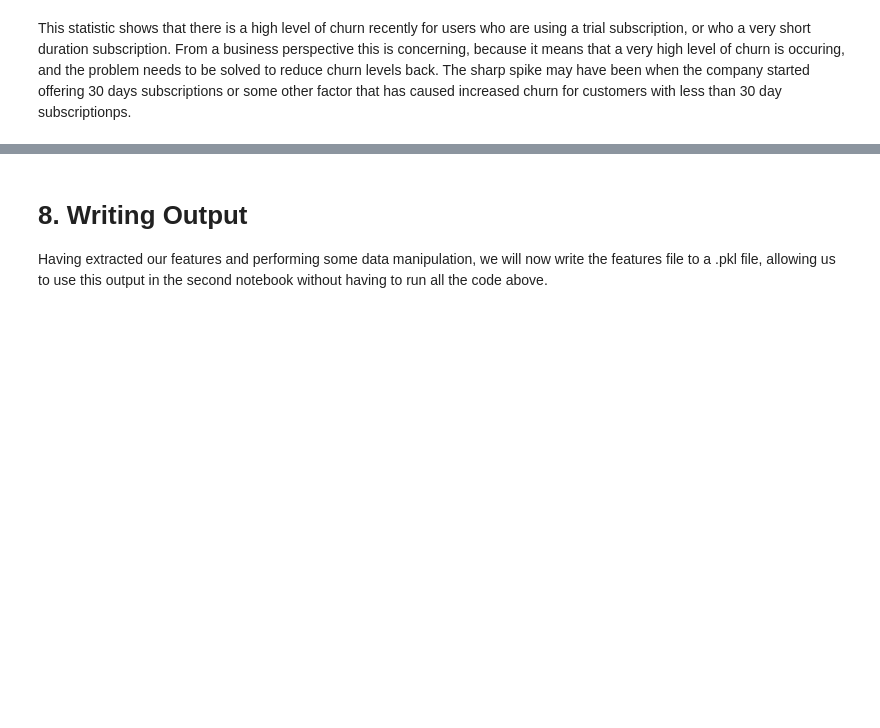
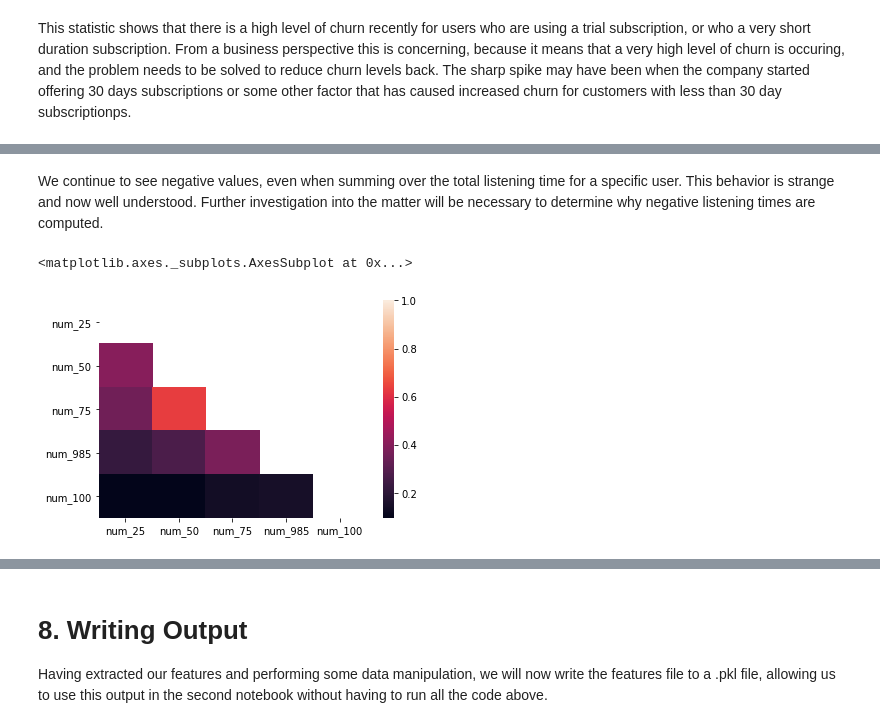
Before and after one commit to ajolson89/W207Fall2018Final, a Jupyter notebook: W207_FinalProj_01DataPrep_KennedyKhannaOlson_Final.ipynb, the cells around one changed output, grey strips where cells are left out. Cells and saved outputs as stored; diff of their text form; code cells hidden in the pictures; blank space fills up the shorter version.

```diff
--- a/W207_FinalProj_01DataPrep_KennedyKhannaOlson_Final.ipynb
+++ b/W207_FinalProj_01DataPrep_KennedyKhannaOlson_Final.ipynb
@@ -796,0 +866,10 @@ This statistic shows that there is a high level of churn recently for users who
+# %% [markdown]
+We continue to see negative values, even when summing over the total listening time for a specific user. This behavior is strange and now well understood. Further investigation into the matter will be necessary to determine why negative listening times are computed.
+# %%
+corr = user_logs.iloc[:, 2:7].corr()
+mask = np.zeros_like(corr, dtype=np.bool)
+mask[np.triu_indices_from(mask)] = True
+sns.heatmap(corr, mask=mask)
+# %% [output]
+<matplotlib.axes._subplots.AxesSubplot at 0x...>
+[figure, added]
```
Also changed, not shown: parts of 42 cells of this notebook.
